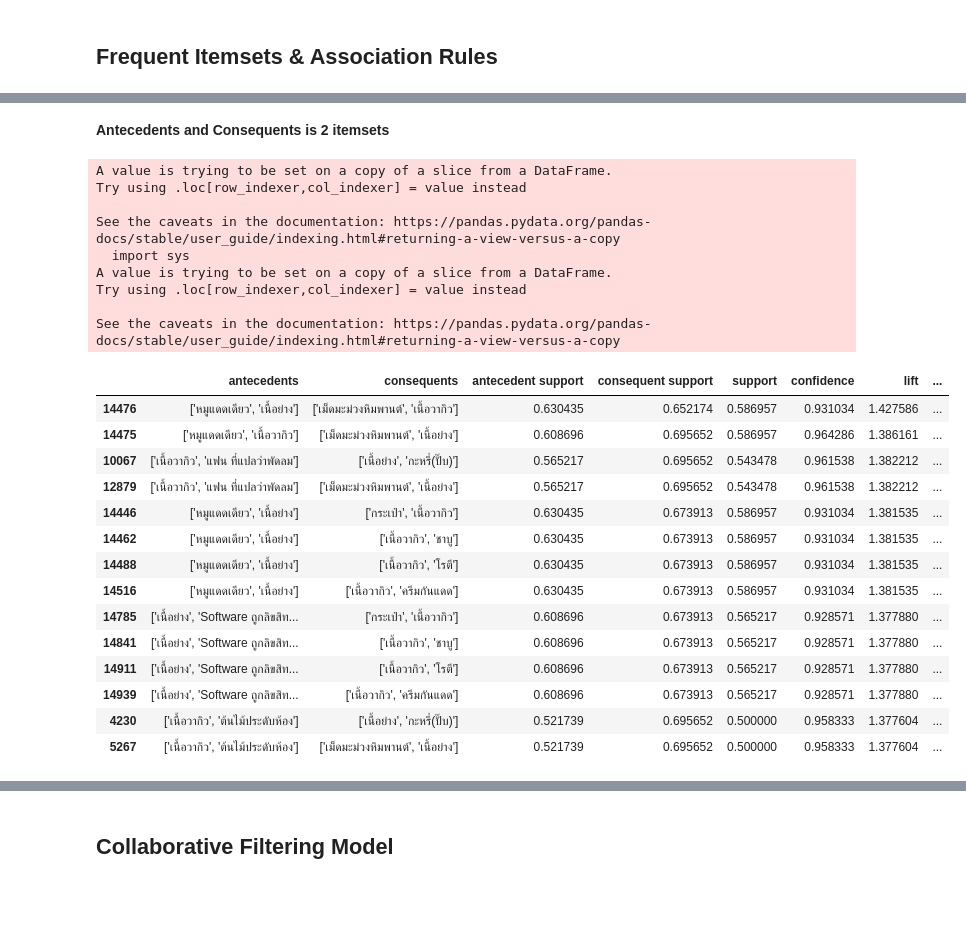
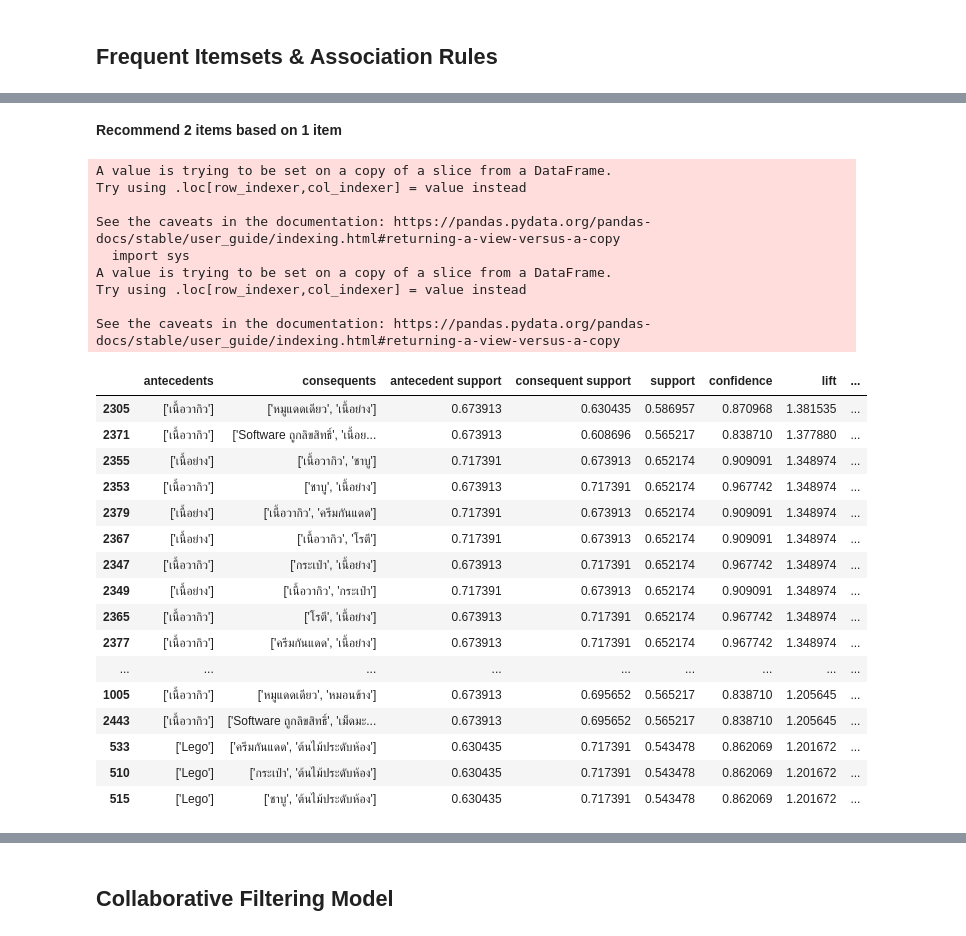
Before and after one commit to ampika-tnk/BADS7105-CRM-Analytics-and-Intelligence, a Jupyter notebook: Homework 07 - Product Recommendation/product_recommendation.ipynb, the cells around one changed output, grey strips where cells are left out. Drawn from its saved outputs; the diff is of its cells as text; code cells hidden in the pictures; blank space fills up the shorter version.

```diff
--- a/Homework 07 - Product Recommendation/product_recommendation.ipynb
+++ b/Homework 07 - Product Recommendation/product_recommendation.ipynb
@@ -215,41 +193,43 @@ plt.show()
-# %% [markdown]
-**Antecedents and Consequents is 2 itemsets**
+# %% [markdown]
+**Recommend 2 items based on 1 item**
 # %%
 two_items_rule = rules[
-    (rules['antecedent_len'] == 2) &
+    (rules['antecedent_len'] == 1) &
     (rules['consequents_len'] == 2) &
-    (rules['confidence'] > 0.9) &
-    (rules['lift'] > 1.35)
+    (rules['confidence'] > 0.8) &
+    (rules['lift'] > 1.20)
 ]
 two_items_rule["antecedents"] = two_items_rule["antecedents"].apply(lambda x: list(x)).astype("unicode")
 two_items_rule["consequents"] = two_items_rule["consequents"].apply(lambda x: list(x)).astype("unicode")
 two_items_rule = two_items_rule.sort_values('lift', ascending=False)
 two_items_rule
 # %% [output]
 A value is trying to be set on a copy of a slice from a DataFrame.
 Try using .loc[row_indexer,col_indexer] = value instead
 
 See the caveats in the documentation: https://pandas.pydata.org/pandas-docs/stable/user_guide/indexing.html#returning-a-view-versus-a-copy
   import sys
 A value is trying to be set on a copy of a slice from a DataFrame.
 Try using .loc[row_indexer,col_indexer] = value instead
 
 See the caveats in the documentation: https://pandas.pydata.org/pandas-docs/stable/user_guide/indexing.html#returning-a-view-versus-a-copy
 |  | antecedents | consequents | antecedent support | consequent support | support | confidence | lift | ... |
-| 14476 | ['หมูแดดเดียว', 'เนื้อย่าง'] | ['เม็ดมะม่วงหิมพานต์', 'เนื้อวากิว'] | 0.630435 | 0.652174 | 0.586957 | 0.931034 | 1.427586 | ... |
-| 14475 | ['หมูแดดเดียว', 'เนื้อวากิว'] | ['เม็ดมะม่วงหิมพานต์', 'เนื้อย่าง'] | 0.608696 | 0.695652 | 0.586957 | 0.964286 | 1.386161 | ... |
-| 10067 | ['เนื้อวากิว', 'แฟน ที่แปลว่าพัดลม'] | ['เนื้อย่าง', 'กะหรี่(ปั๊บ)'] | 0.565217 | 0.695652 | 0.543478 | 0.961538 | 1.382212 | ... |
-| 12879 | ['เนื้อวากิว', 'แฟน ที่แปลว่าพัดลม'] | ['เม็ดมะม่วงหิมพานต์', 'เนื้อย่าง'] | 0.565217 | 0.695652 | 0.543478 | 0.961538 | 1.382212 | ... |
-| 14446 | ['หมูแดดเดียว', 'เนื้อย่าง'] | ['กระเป๋า', 'เนื้อวากิว'] | 0.630435 | 0.673913 | 0.586957 | 0.931034 | 1.381535 | ... |
-| 14462 | ['หมูแดดเดียว', 'เนื้อย่าง'] | ['เนื้อวากิว', 'ชาบู'] | 0.630435 | 0.673913 | 0.586957 | 0.931034 | 1.381535 | ... |
-| 14488 | ['หมูแดดเดียว', 'เนื้อย่าง'] | ['เนื้อวากิว', 'โรตี'] | 0.630435 | 0.673913 | 0.586957 | 0.931034 | 1.381535 | ... |
-| 14516 | ['หมูแดดเดียว', 'เนื้อย่าง'] | ['เนื้อวากิว', 'ครีมกันแดด'] | 0.630435 | 0.673913 | 0.586957 | 0.931034 | 1.381535 | ... |
-| 14785 | ['เนื้อย่าง', 'Software ถูกลิขสิท... | ['กระเป๋า', 'เนื้อวากิว'] | 0.608696 | 0.673913 | 0.565217 | 0.928571 | 1.377880 | ... |
-| 14841 | ['เนื้อย่าง', 'Software ถูกลิขสิท... | ['เนื้อวากิว', 'ชาบู'] | 0.608696 | 0.673913 | 0.565217 | 0.928571 | 1.377880 | ... |
-| 14911 | ['เนื้อย่าง', 'Software ถูกลิขสิท... | ['เนื้อวากิว', 'โรตี'] | 0.608696 | 0.673913 | 0.565217 | 0.928571 | 1.377880 | ... |
-| 14939 | ['เนื้อย่าง', 'Software ถูกลิขสิท... | ['เนื้อวากิว', 'ครีมกันแดด'] | 0.608696 | 0.673913 | 0.565217 | 0.928571 | 1.377880 | ... |
-| 4230 | ['เนื้อวากิว', 'ต้นไม้ประดับห้อง'] | ['เนื้อย่าง', 'กะหรี่(ปั๊บ)'] | 0.521739 | 0.695652 | 0.500000 | 0.958333 | 1.377604 | ... |
-| 5267 | ['เนื้อวากิว', 'ต้นไม้ประดับห้อง'] | ['เม็ดมะม่วงหิมพานต์', 'เนื้อย่าง'] | 0.521739 | 0.695652 | 0.500000 | 0.958333 | 1.377604 | ... |
+| 2305 | ['เนื้อวากิว'] | ['หมูแดดเดียว', 'เนื้อย่าง'] | 0.673913 | 0.630435 | 0.586957 | 0.870968 | 1.381535 | ... |
+| 2371 | ['เนื้อวากิว'] | ['Software ถูกลิขสิทธิ์', 'เนื้อย... | 0.673913 | 0.608696 | 0.565217 | 0.838710 | 1.377880 | ... |
+| 2355 | ['เนื้อย่าง'] | ['เนื้อวากิว', 'ชาบู'] | 0.717391 | 0.673913 | 0.652174 | 0.909091 | 1.348974 | ... |
+| 2353 | ['เนื้อวากิว'] | ['ชาบู', 'เนื้อย่าง'] | 0.673913 | 0.717391 | 0.652174 | 0.967742 | 1.348974 | ... |
+| 2379 | ['เนื้อย่าง'] | ['เนื้อวากิว', 'ครีมกันแดด'] | 0.717391 | 0.673913 | 0.652174 | 0.909091 | 1.348974 | ... |
+| 2367 | ['เนื้อย่าง'] | ['เนื้อวากิว', 'โรตี'] | 0.717391 | 0.673913 | 0.652174 | 0.909091 | 1.348974 | ... |
+| 2347 | ['เนื้อวากิว'] | ['กระเป๋า', 'เนื้อย่าง'] | 0.673913 | 0.717391 | 0.652174 | 0.967742 | 1.348974 | ... |
+| 2349 | ['เนื้อย่าง'] | ['เนื้อวากิว', 'กระเป๋า'] | 0.717391 | 0.673913 | 0.652174 | 0.909091 | 1.348974 | ... |
+| 2365 | ['เนื้อวากิว'] | ['โรตี', 'เนื้อย่าง'] | 0.673913 | 0.717391 | 0.652174 | 0.967742 | 1.348974 | ... |
+| 2377 | ['เนื้อวากิว'] | ['ครีมกันแดด', 'เนื้อย่าง'] | 0.673913 | 0.717391 | 0.652174 | 0.967742 | 1.348974 | ... |
+| ... | ... | ... | ... | ... | ... | ... | ... | ... |
+| 1005 | ['เนื้อวากิว'] | ['หมูแดดเดียว', 'หมอนข้าง'] | 0.673913 | 0.695652 | 0.565217 | 0.838710 | 1.205645 | ... |
+| 2443 | ['เนื้อวากิว'] | ['Software ถูกลิขสิทธิ์', 'เม็ดมะ... | 0.673913 | 0.695652 | 0.565217 | 0.838710 | 1.205645 | ... |
+| 533 | ['Lego'] | ['ครีมกันแดด', 'ต้นไม้ประดับห้อง'] | 0.630435 | 0.717391 | 0.543478 | 0.862069 | 1.201672 | ... |
+| 510 | ['Lego'] | ['กระเป๋า', 'ต้นไม้ประดับห้อง'] | 0.630435 | 0.717391 | 0.543478 | 0.862069 | 1.201672 | ... |
+| 515 | ['Lego'] | ['ชาบู', 'ต้นไม้ประดับห้อง'] | 0.630435 | 0.717391 | 0.543478 | 0.862069 | 1.201672 | ... |
 # %%
 G = nx.from_pandas_edgelist(two_items_rule, source='antecedents', target='consequents')
 d = dict(G.degree)
```
Also changed, not shown: parts of 17 cells of this notebook.
